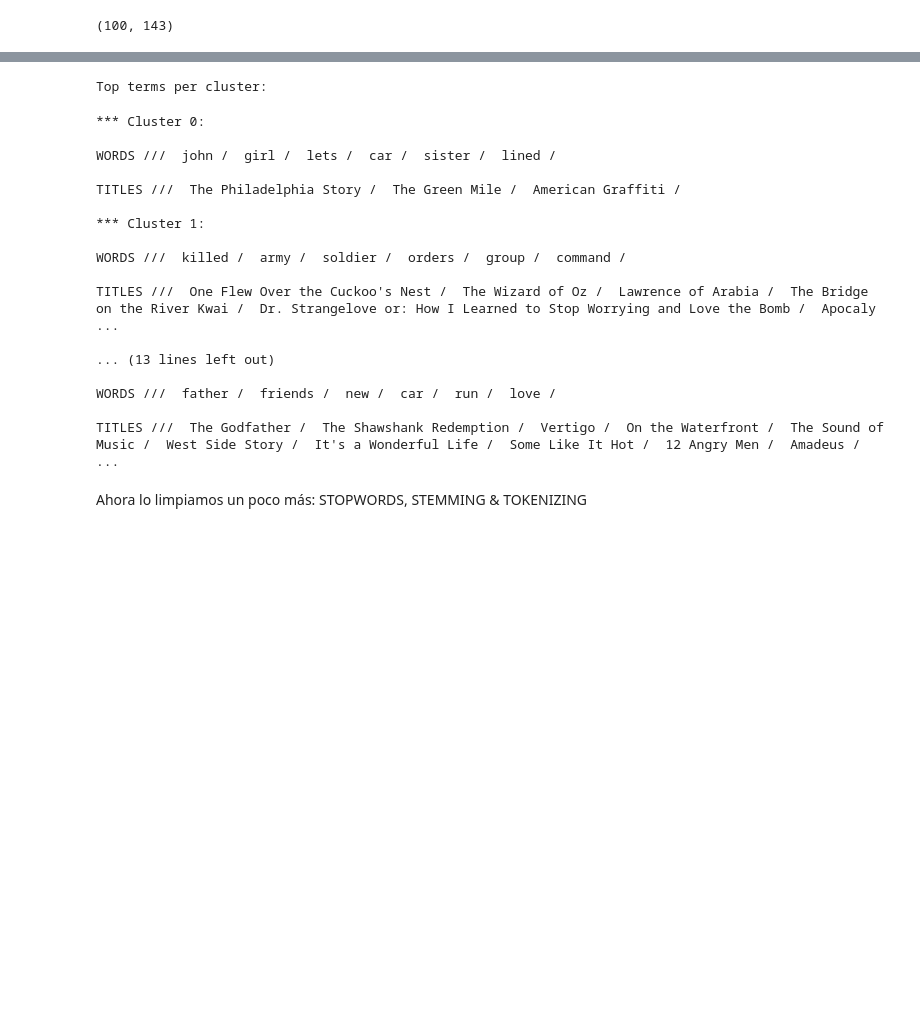
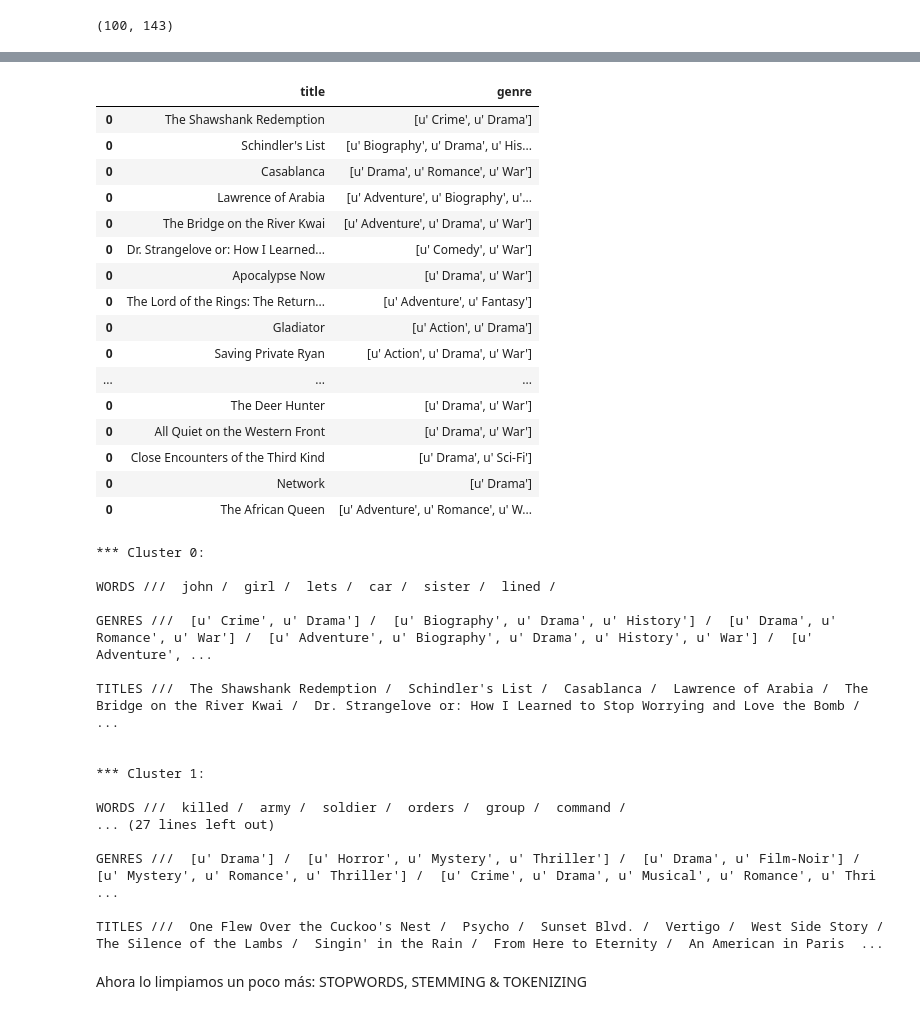
Before and after one commit to mlares/diplodatos_unsupervised, a Jupyter notebook: KMeans_demo1-MovieReviews.ipynb, the cells around one changed output, grey strips where cells are left out. Saved outputs shown, nothing was run; the diff lists cells and outputs as text; code cells hidden in the pictures; blank space fills up the shorter version.

```diff
--- a/KMeans_demo1-MovieReviews.ipynb
+++ b/KMeans_demo1-MovieReviews.ipynb
@@ -152,12 +163,23 @@ frame[1:10]
-# %%
-from __future__ import print_function
-
-print("Top terms per cluster:")
-print()
-#sort cluster centers by proximity to centroid
-order_centroids = km.cluster_centers_.argsort()[:, ::-1]
-# %% [output]
-Top terms per cluster:
+# %%
+frame.ix[0]
+# %% [output]
+|  | title | genre |
+| 0 | The Shawshank Redemption | [u' Crime', u' Drama'] |
+| 0 | Schindler's List | [u' Biography', u' Drama', u' His... |
+| 0 | Casablanca | [u' Drama', u' Romance', u' War'] |
+| 0 | Lawrence of Arabia | [u' Adventure', u' Biography', u'... |
+| 0 | The Bridge on the River Kwai | [u' Adventure', u' Drama', u' War'] |
+| 0 | Dr. Strangelove or: How I Learned... | [u' Comedy', u' War'] |
+| 0 | Apocalypse Now | [u' Drama', u' War'] |
+| 0 | The Lord of the Rings: The Return... | [u' Adventure', u' Fantasy'] |
+| 0 | Gladiator | [u' Action', u' Drama'] |
+| 0 | Saving Private Ryan | [u' Action', u' Drama', u' War'] |
+| ... | ... | ... |
+| 0 | The Deer Hunter | [u' Drama', u' War'] |
+| 0 | All Quiet on the Western Front | [u' Drama', u' War'] |
+| 0 | Close Encounters of the Third Kind | [u' Drama', u' Sci-Fi'] |
+| 0 | Network | [u' Drama'] |
+| 0 | The African Queen | [u' Adventure', u' Romance', u' W... |
 # %%
 for i in range(num_clusters):
     print("*** Cluster %d:" % i, end='\n\n')
@@ -165,35 +187,35 @@ for i in range(num_clusters):
     print("WORDS /// ", end='')
     for ind in order_centroids[i, :6]: #replace 6 with n words per cluster
         print(' %s' % vocab_frame.ix[terms[ind].split(' ')].values.tolist()[0][0].encode('utf-8', 'ignore'), end=' / ')
-    print() #add whitespace
-    print() #add whitespace
+    print('\n')
+
+    print("GENRES /// ", end='')
+    for title in frame.ix[i]['genre'].values.tolist():
+         print(' %s / ' % title, end='')
+    print('\n')
 
     print("TITLES /// ", end='')
     for title in frame.ix[i]['title'].values.tolist():
          print(' %s / ' % title, end='')
-    print() #add whitespace
-    print() #add whitespace
-
-print()
-print()
+    print('\n\n')
 # %% [output]
 *** Cluster 0:
 
 WORDS ///  john /  girl /  lets /  car /  sister /  lined /
 
-TITLES ///  The Philadelphia Story /  The Green Mile /  American Graffiti /
+GENRES ///  [u' Crime', u' Drama'] /  [u' Biography', u' Drama', u' History'] /  [u' Drama', u' Romance', u' War'] /  [u' Adventure', u' Biography', u' Drama', u' History', u' War'] /  [u' Adventure', ...
+
+TITLES ///  The Shawshank Redemption /  Schindler's List /  Casablanca /  Lawrence of Arabia /  The Bridge on the River Kwai /  Dr. Strangelove or: How I Learned to Stop Worrying and Love the Bomb /   ...
+
 
 *** Cluster 1:
 
 WORDS ///  killed /  army /  soldier /  orders /  group /  command /
+... (27 lines left out)
 
-TITLES ///  One Flew Over the Cuckoo's Nest /  The Wizard of Oz /  Lawrence of Arabia /  The Bridge on the River Kwai /  Dr. Strangelove or: How I Learned to Stop Worrying and Love the Bomb /  Apocaly ...
+GENRES ///  [u' Drama'] /  [u' Horror', u' Mystery', u' Thriller'] /  [u' Drama', u' Film-Noir'] /  [u' Mystery', u' Romance', u' Thriller'] /  [u' Crime', u' Drama', u' Musical', u' Romance', u' Thri ...
 
-... (13 lines left out)
-
-WORDS ///  father /  friends /  new /  car /  run /  love /
-
-TITLES ///  The Godfather /  The Shawshank Redemption /  Vertigo /  On the Waterfront /  The Sound of Music /  West Side Story /  It's a Wonderful Life /  Some Like It Hot /  12 Angry Men /  Amadeus / ...
+TITLES ///  One Flew Over the Cuckoo's Nest /  Psycho /  Sunset Blvd. /  Vertigo /  West Side Story /  The Silence of the Lambs /  Singin' in the Rain /  From Here to Eternity /  An American in Paris  ...
 # %% [markdown]
 Ahora lo limpiamos un poco más: STOPWORDS, STEMMING & TOKENIZING
 # %%
```
Also changed, not shown: parts of 11 cells of this notebook.
